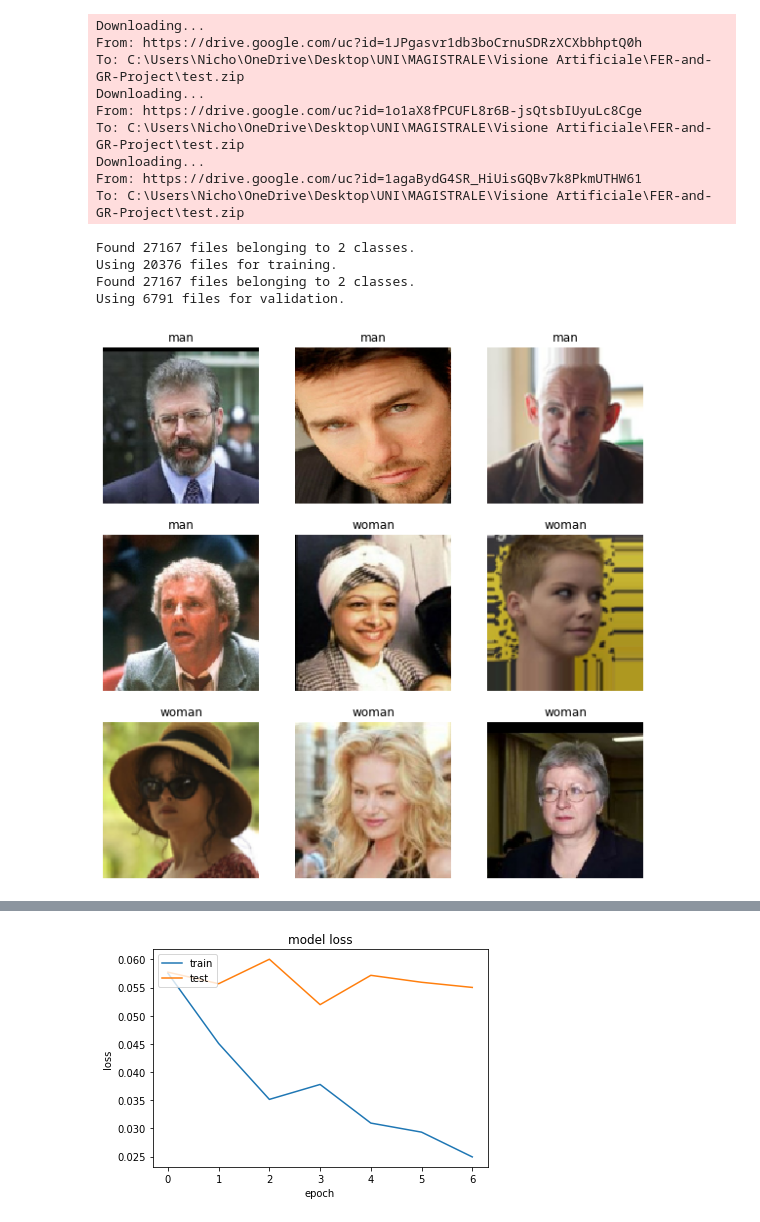
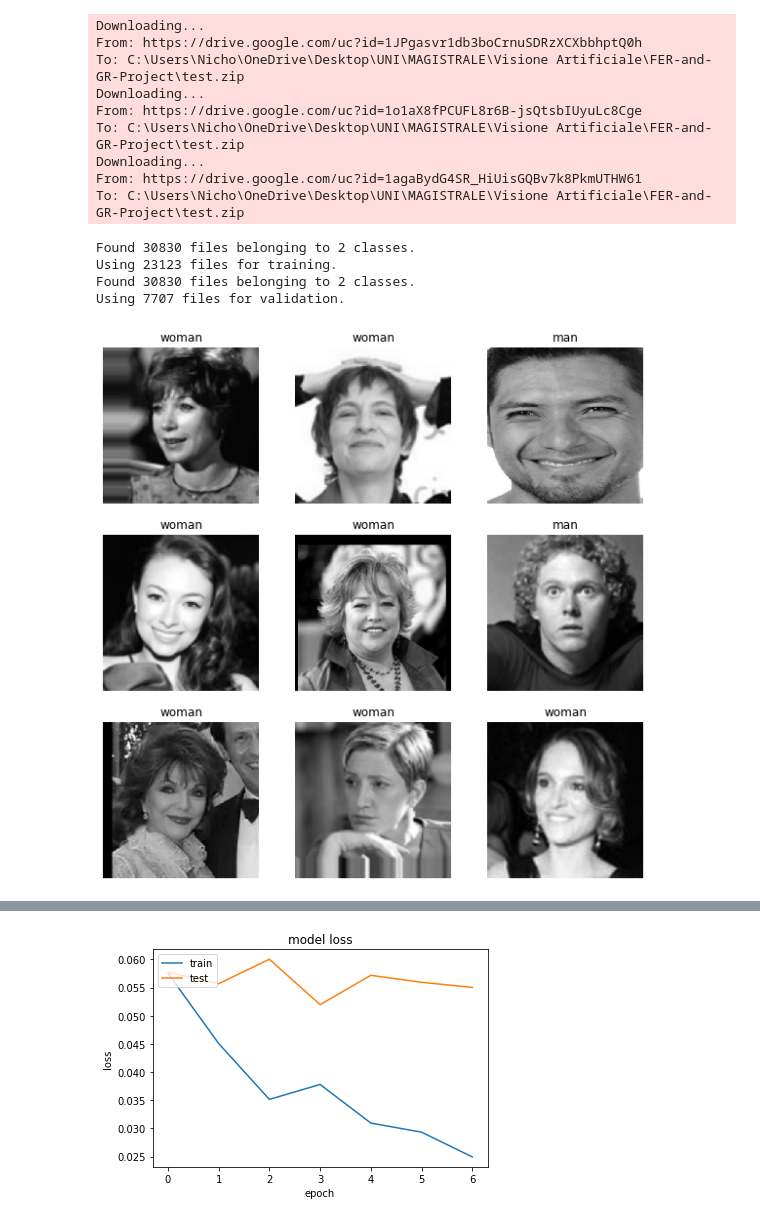
Before and after one commit to Piccio98/FER-and-GR-Project, a Jupyter notebook: Gender Training.ipynb, the cells around one changed output, grey strips where cells are left out. Drawn from its saved outputs; the diff is of its cells as text; code cells hidden in the pictures.

Commit message:
data augmentation on woman and new model on grayscale

```diff
--- a/Gender Training.ipynb
+++ b/Gender Training.ipynb
@@ -39,16 +47,17 @@ From: https://drive.google.com/uc?id=1agaBydG4SR_HiUisGQBv7k8PkmUTHW61
 To: C:\Users\Nicho\OneDrive\Desktop\UNI\MAGISTRALE\Visione Artificiale\FER-and-GR-Project\test.zip
 # %%
 db_path = "Gender Recognition Images/"
-batch_size = 32
+batch_size = 128
 num_classes = 2
-img_height = 121
-img_width = 121
+img_height = 378
+img_width = 378
 # %%
 train_ds = tf.keras.preprocessing.image_dataset_from_directory(db_path,
                                                                validation_split=0.25,
                                                                subset="training",
                                                                seed=0,
                                                                label_mode = 'int',
+                                                               color_mode='grayscale',
                                                                image_size=(img_height, img_width),
                                                                batch_size=batch_size)
 
@@ -57,24 +66,25 @@ val_ds = tf.keras.preprocessing.image_dataset_from_directory(db_path,
                                                                subset="validation",
                                                                seed=0,
                                                                label_mode = 'int',
+                                                               color_mode='grayscale',
                                                                image_size=(img_height, img_width),
                                                                batch_size=batch_size)
 # %% [output]
-Found 27167 files belonging to 2 classes.
-Using 20376 files for training.
-Found 27167 files belonging to 2 classes.
-Using 6791 files for validation.
+Found 30830 files belonging to 2 classes.
+Using 23123 files for training.
+Found 30830 files belonging to 2 classes.
+Using 7707 files for validation.
 # %%
 class_names = train_ds.class_names
 plt.figure(figsize=(10, 10))
 for images, labels in train_ds.take(1):
     for i in range(9):
         ax = plt.subplot(3, 3, i + 1)
-        ax.imshow(images[i].numpy().astype("uint8"))
+        ax.imshow(images[i].numpy().astype("uint8")[:,:,0], cmap="gray")
         plt.title(class_names[labels[i]])
         plt.axis("off")
 # %% [output]
-[figure, old version]
+[figure, new version]
 # %%
 # Build the Model
 
```
Also changed, not shown: parts of 6 cells of this notebook.
